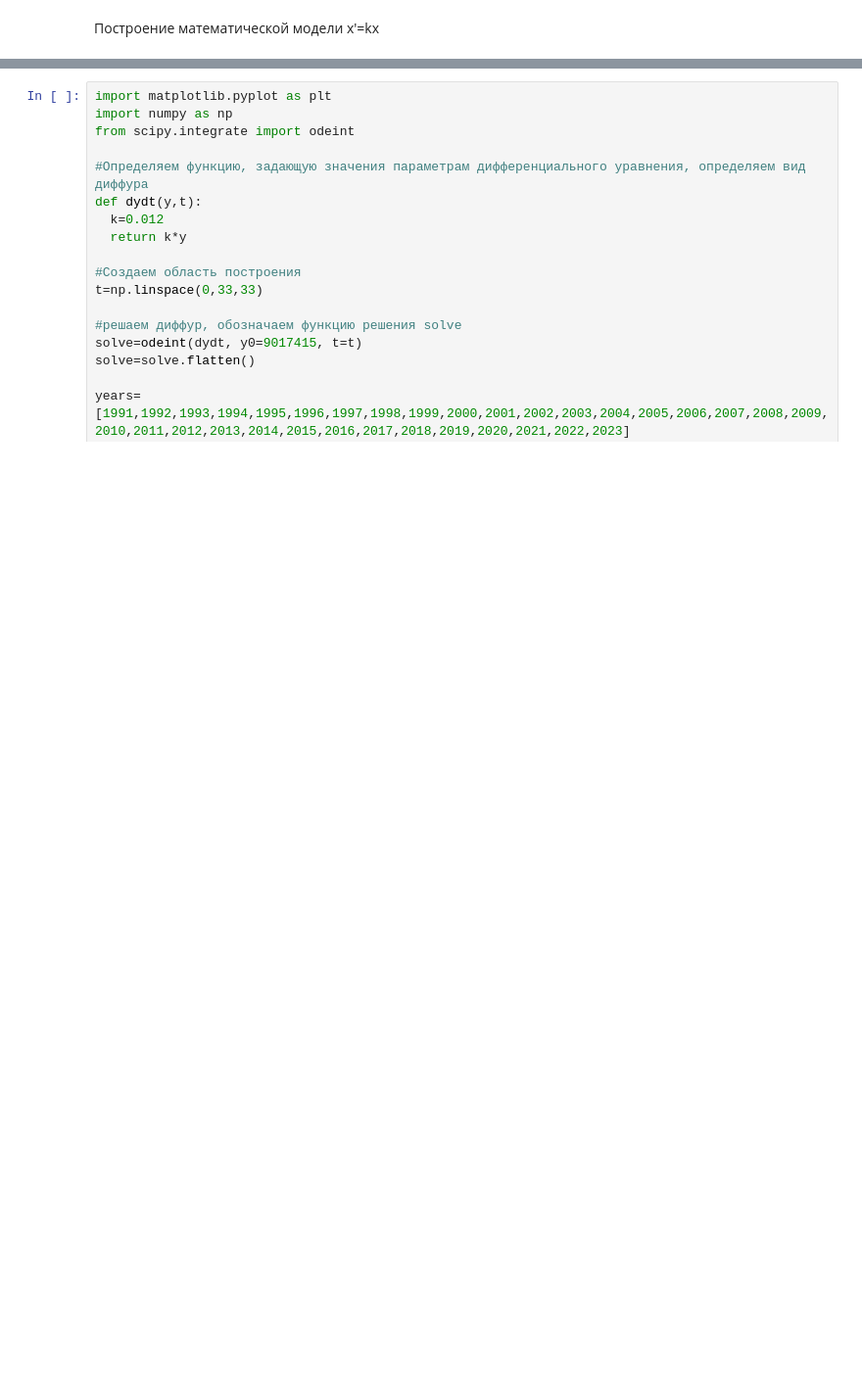
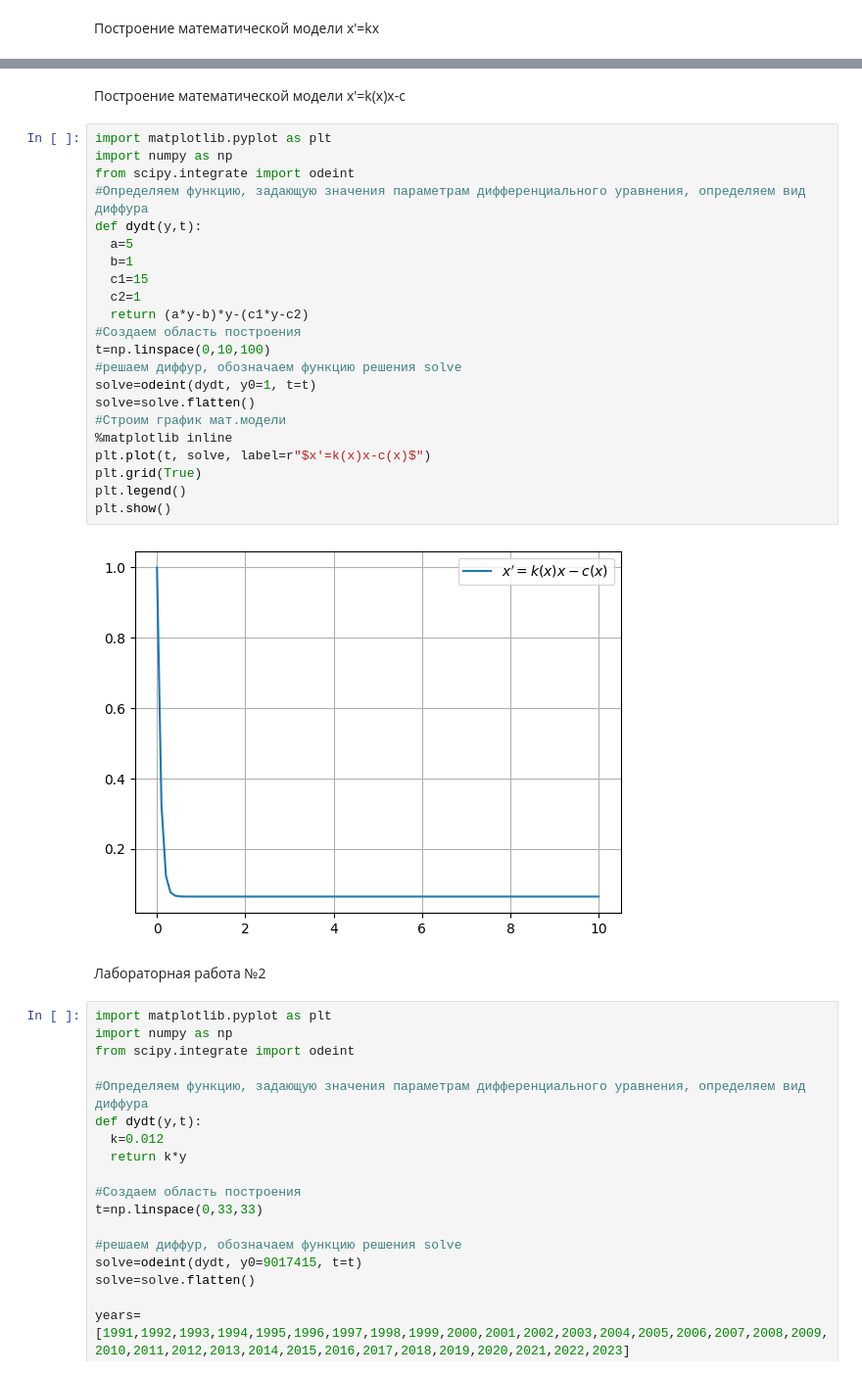
Before and after one commit to Mary-Zinoveva/MMVSULAB1, a Jupyter notebook: lab1.ipynb, the cells around one changed output, grey strips where cells are left out. Shown at 98% size. Cells and saved outputs as stored; diff of their text form; blank space fills up the shorter version.

```diff
--- a/lab1.ipynb
+++ b/lab1.ipynb
@@ -7,3 +85,31 @@
+# %% [markdown]
+Построение математической модели x'=k(x)x-c
+# %%
+import matplotlib.pyplot as plt
+import numpy as np
+from scipy.integrate import odeint
+#Определяем функцию, задающую значения параметрам дифференциального уравнения, определяем вид диффура
+def dydt(y,t):
+  a=5
+  b=1
+  c1=15
+  c2=1
+  return (a*y-b)*y-(c1*y-c2)
+#Создаем область построения
+t=np.linspace(0,10,100)
+#решаем диффур, обозначаем функцию решения solve
+solve=odeint(dydt, y0=1, t=t)
+solve=solve.flatten()
+#Строим график мат.модели
+%matplotlib inline
+plt.plot(t, solve, label=r"$x'=k(x)x-c(x)$")
+plt.grid(True)
+plt.legend()
+plt.show()
+# %% [output]
+[figure, added]
+# %% [markdown]
+Лабораторная работа №2
 # %%
 import matplotlib.pyplot as plt
 import numpy as np
```
Also changed, not shown: parts of 8 cells of this notebook.
